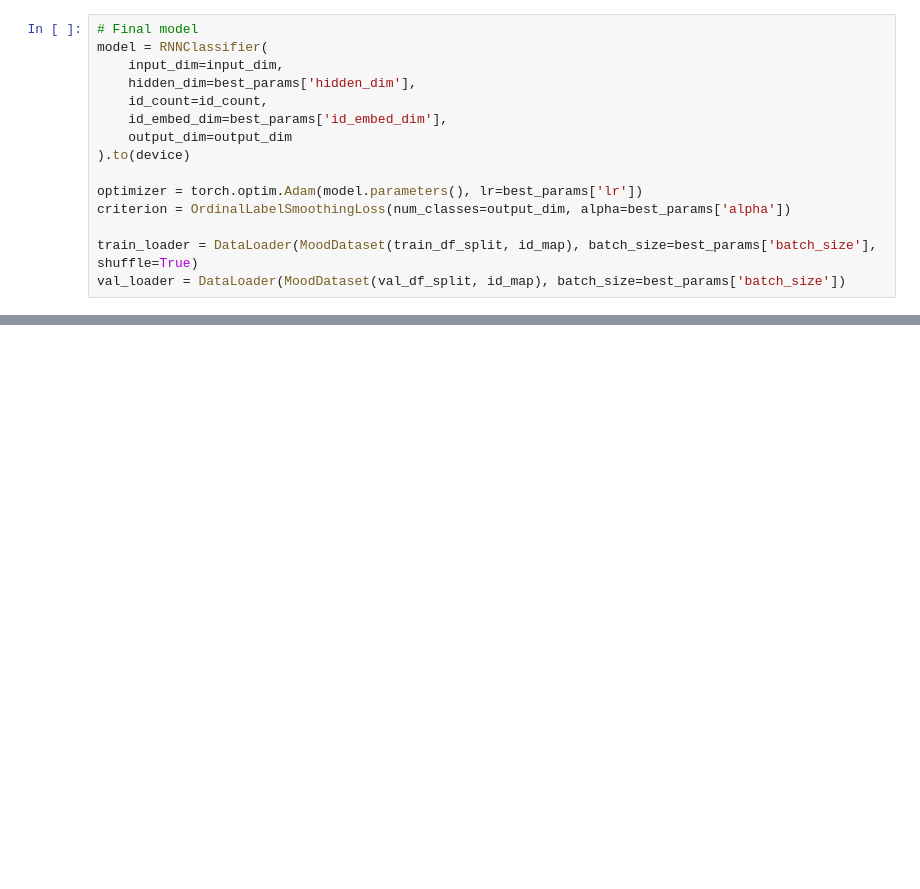
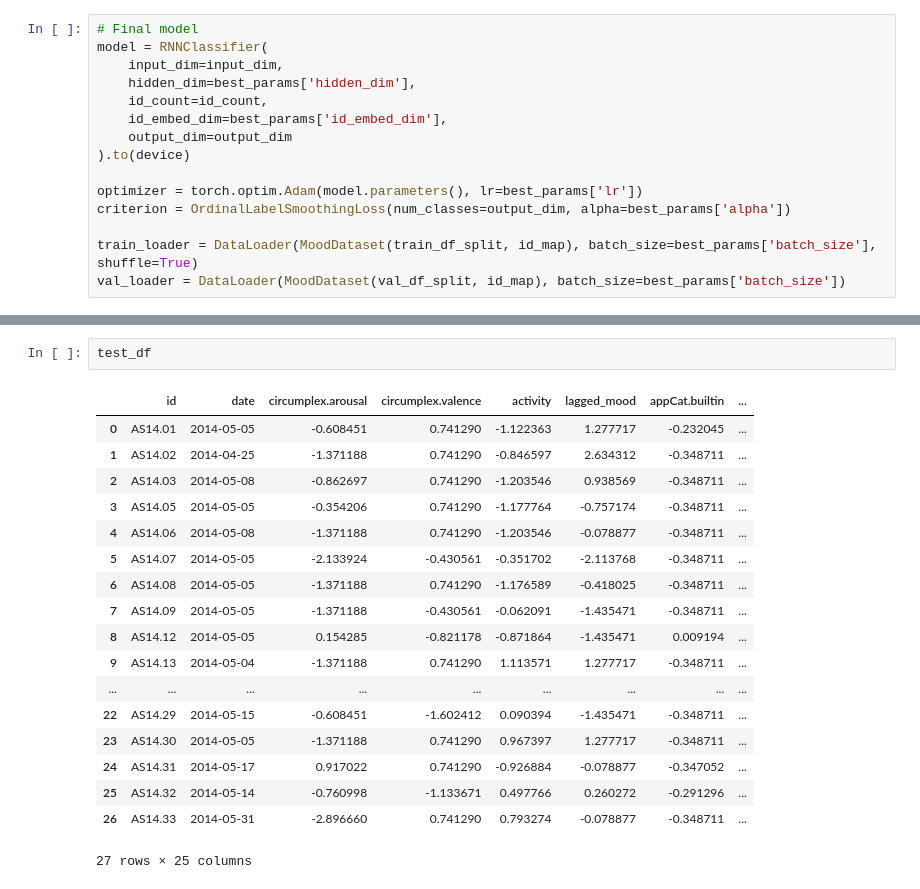
Before and after one commit to Rikvandijk1209/DataMiningTechniquesA1, a Jupyter notebook: notebooks/classification_modelling.ipynb, the cells around one changed output, grey strips where cells are left out. Saved outputs shown, nothing was run; the diff lists cells and outputs as text; blank space fills up the shorter version.

```diff
--- a/notebooks/classification_modelling.ipynb
+++ b/notebooks/classification_modelling.ipynb
@@ -129 +142,22 @@ print(test_df_with_preds[['id', 'predicted_mood_class']])
+# %%
+test_df
+# %% [output]
+|  | id | date | circumplex.arousal | circumplex.valence | activity | lagged_mood | appCat.builtin | ... |
+| 0 | AS14.01 | 2014-05-05 | -0.608451 | 0.741290 | -1.122363 | 1.277717 | -0.232045 | ... |
+| 1 | AS14.02 | 2014-04-25 | -1.371188 | 0.741290 | -0.846597 | 2.634312 | -0.348711 | ... |
+| 2 | AS14.03 | 2014-05-08 | -0.862697 | 0.741290 | -1.203546 | 0.938569 | -0.348711 | ... |
+| 3 | AS14.05 | 2014-05-05 | -0.354206 | 0.741290 | -1.177764 | -0.757174 | -0.348711 | ... |
+| 4 | AS14.06 | 2014-05-08 | -1.371188 | 0.741290 | -1.203546 | -0.078877 | -0.348711 | ... |
+| 5 | AS14.07 | 2014-05-05 | -2.133924 | -0.430561 | -0.351702 | -2.113768 | -0.348711 | ... |
+| 6 | AS14.08 | 2014-05-05 | -1.371188 | 0.741290 | -1.176589 | -0.418025 | -0.348711 | ... |
+| 7 | AS14.09 | 2014-05-05 | -1.371188 | -0.430561 | -0.062091 | -1.435471 | -0.348711 | ... |
+| 8 | AS14.12 | 2014-05-05 | 0.154285 | -0.821178 | -0.871864 | -1.435471 | 0.009194 | ... |
+| 9 | AS14.13 | 2014-05-04 | -1.371188 | 0.741290 | 1.113571 | 1.277717 | -0.348711 | ... |
+| ... | ... | ... | ... | ... | ... | ... | ... | ... |
+| 22 | AS14.29 | 2014-05-15 | -0.608451 | -1.602412 | 0.090394 | -1.435471 | -0.348711 | ... |
+| 23 | AS14.30 | 2014-05-05 | -1.371188 | 0.741290 | 0.967397 | 1.277717 | -0.348711 | ... |
+| 24 | AS14.31 | 2014-05-17 | 0.917022 | 0.741290 | -0.926884 | -0.078877 | -0.347052 | ... |
+| 25 | AS14.32 | 2014-05-14 | -0.760998 | -1.133671 | 0.497766 | 0.260272 | -0.291296 | ... |
+| 26 | AS14.33 | 2014-05-31 | -2.896660 | 0.741290 | 0.793274 | -0.078877 | -0.348711 | ... |
+27 rows × 25 columns
 # %%
```
Also changed, not shown: parts of 6 cells of this notebook, 1 other file.
